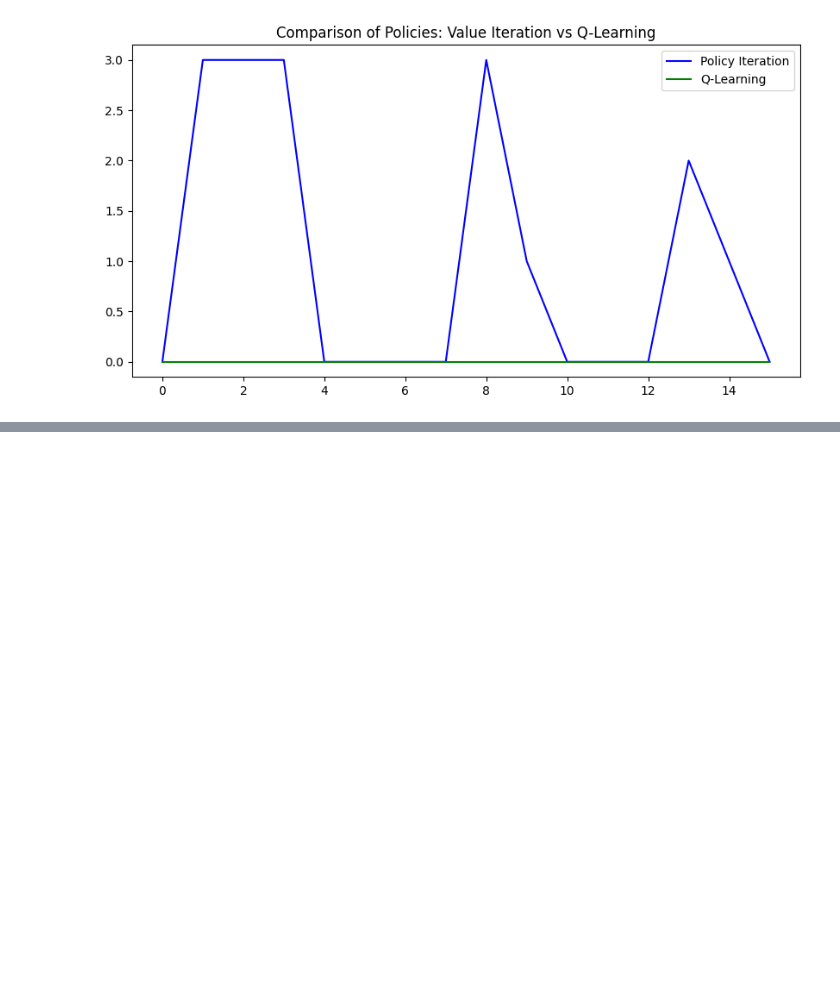
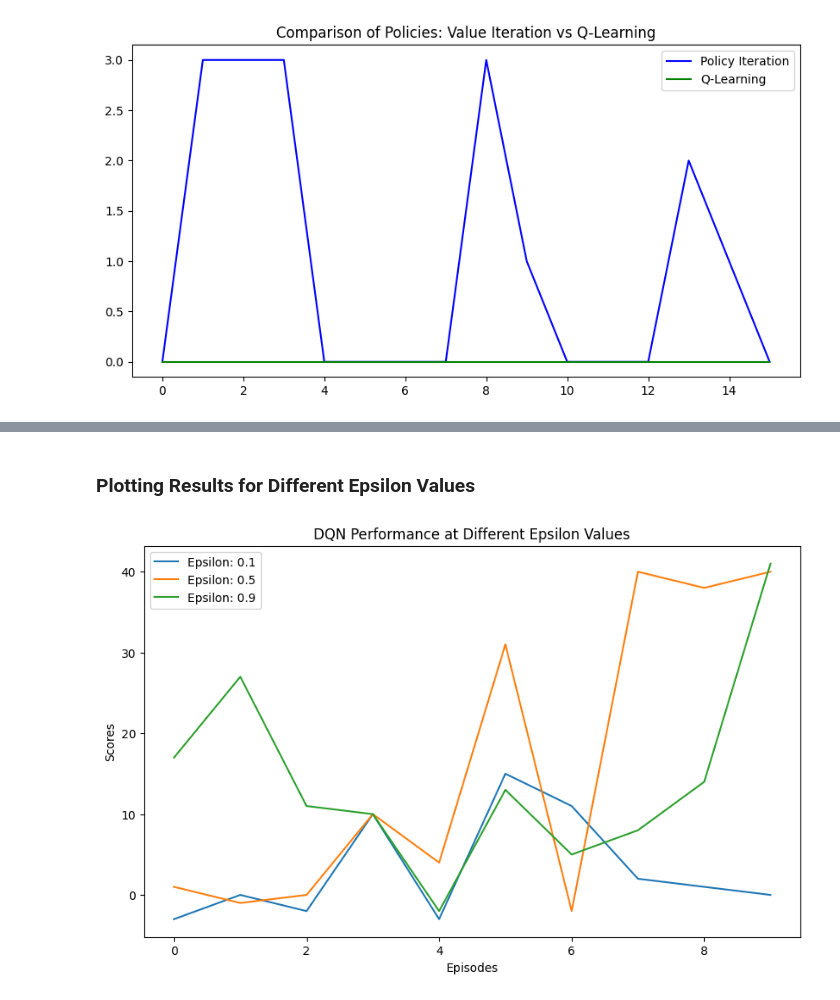
Before and after one commit to ThaminduSulakshana/DL-Lab-SE4050, a Jupyter notebook: lab-8/Markov_Decision_Process.ipynb, the cells around one changed output, grey strips where cells are left out. Cells and saved outputs as stored; diff of their text form; code cells hidden in the pictures; blank space fills up the shorter version.

```diff
--- a/lab-8/Markov_Decision_Process.ipynb
+++ b/lab-8/Markov_Decision_Process.ipynb
@@ -448,0 +548,8 @@ plot_policies(policy_vi, policy_ql)
+# %%
+num_episodes = 10
+epsilon_values = [0.1, 0.5, 0.9]
+results = {}
+
+for epsilon in epsilon_values:
+    print(f"Running DQN with epsilon: {epsilon}")
+    results[epsilon] = run_dqn(epsilon, num_episodes)
@@ -448,0 +574,17 @@ plot_policies(policy_vi, policy_ql)
+# %% [markdown]
+### Plotting Results for Different Epsilon Values
+# %%
+def plot_results(results):
+    plt.figure(figsize=(10, 6))
+    for epsilon, scores in results.items():
+        plt.plot(scores, label=f"Epsilon: {epsilon}")
+    plt.xlabel('Episodes')
+    plt.ylabel('Scores')
+    plt.title('DQN Performance at Different Epsilon Values')
+    plt.legend()
+    plt.show()
+
+# Call the plotting function
+plot_results(results)
+# %% [output]
+[figure, added]
```
Also changed, not shown: parts of 9 cells of this notebook.
